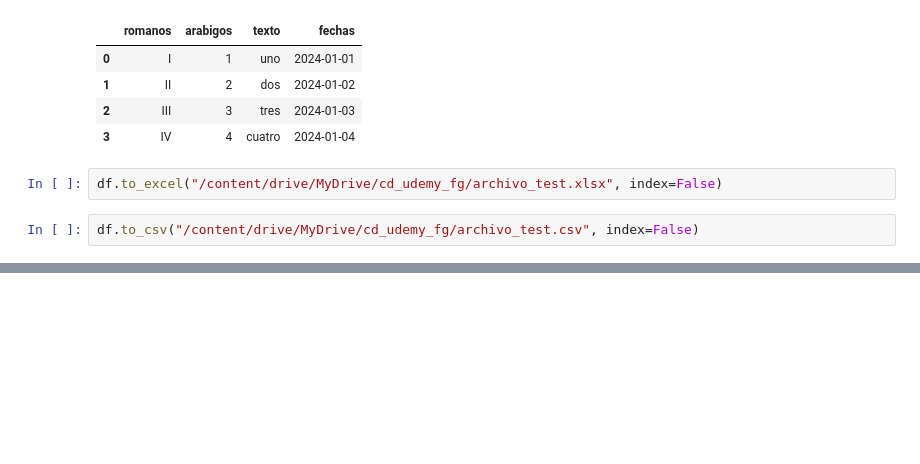
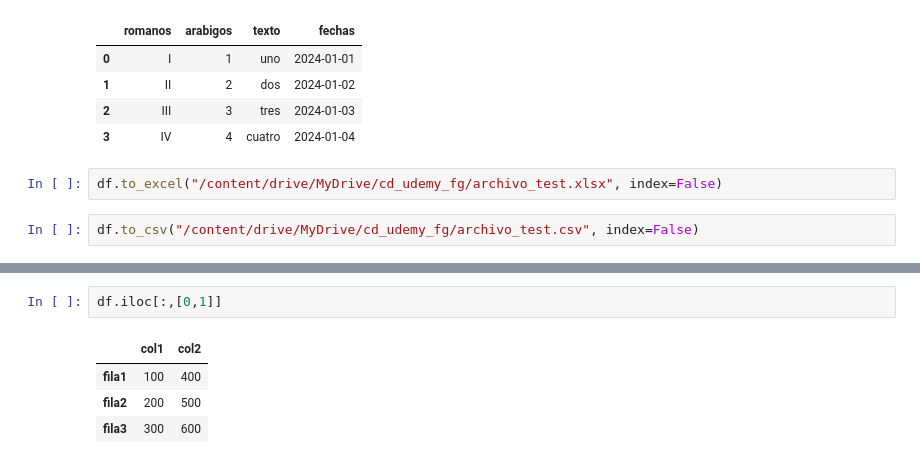
Before and after one commit to MyAppsTest/ciencia_datos_udemy_fg, a Jupyter notebook: CienciaDeDatos_con_Federico.ipynb, the cells around one changed output, grey strips where cells are left out. Drawn from its saved outputs; the diff is of its cells as text; blank space fills up the shorter version.

```diff
--- a/CienciaDeDatos_con_Federico.ipynb
+++ b/CienciaDeDatos_con_Federico.ipynb
@@ -1009,0 +1077,7 @@ df.to_csv("/content/drive/MyDrive/cd_udemy_fg/archivo_test.csv", index=False)
+# %%
+df.iloc[:,[0,1]]
+# %% [output]
+|  | col1 | col2 |
+| fila1 | 100 | 400 |
+| fila2 | 200 | 500 |
+| fila3 | 300 | 600 |
```
Also changed, not shown: parts of 17 cells of this notebook.
